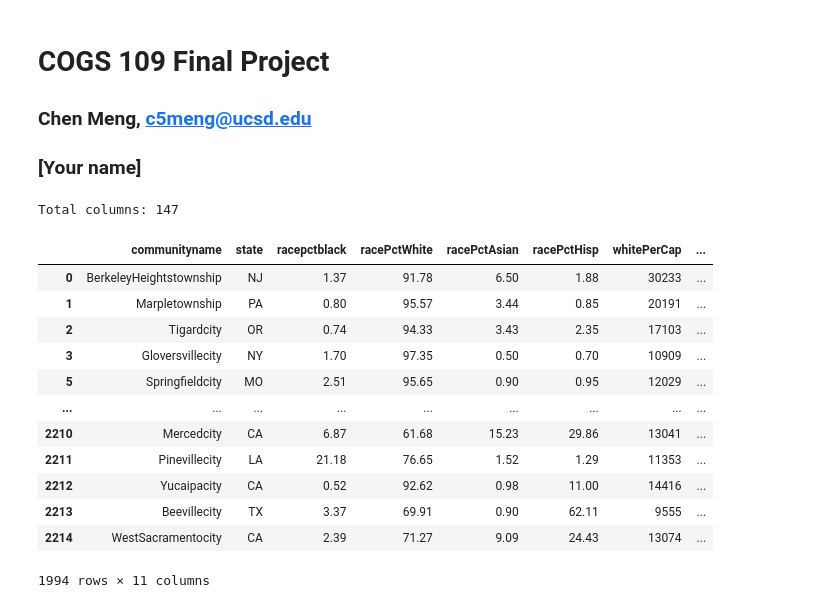
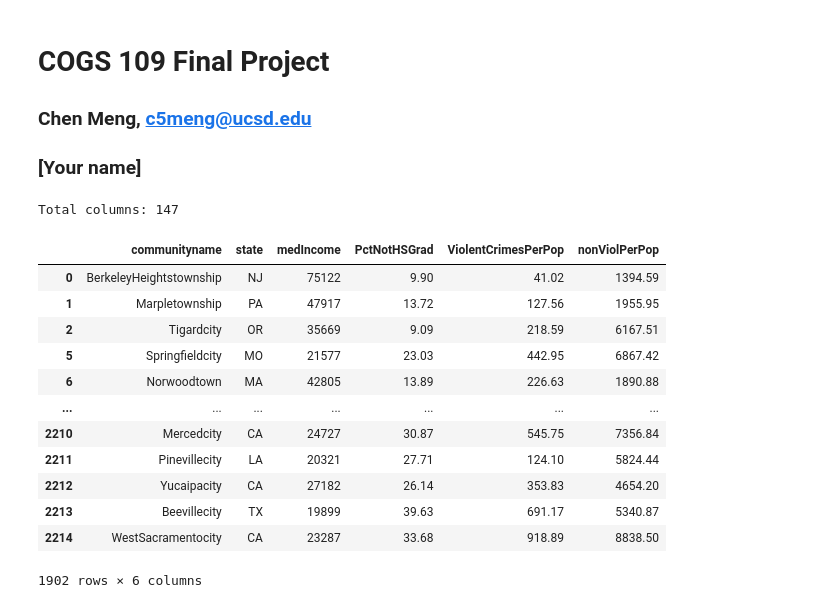
Before and after one commit to MCharming98/COGS_109_Final_Proj, a Jupyter notebook: final_proj.ipynb, the cells around one changed output. Cells and saved outputs as stored; diff of their text form; code cells hidden in the pictures.

```diff
--- a/final_proj.ipynb
+++ b/final_proj.ipynb
@@ -9,31 +10,38 @@ import matplotlib.pyplot as plt
 import numpy as np
 import pandas as pd
 # %%
+# Load headers for the data:
 header = open("header.txt", "r").read()
 rawLines = [l for l in header.split('--') if len(l) != 0]
 colTitles = [l.split(':')[0].strip() for l in rawLines]
 print("Total columns:", len(colTitles))
+#print(colTitles)
 
-# Data source: https://archive.ics.uci.edu/ml/datasets/Communities+and+Crime+Unnormalized
-data = pd.read_csv("CommViolPredUnnormalizedData.txt", names=colTitles, na_values="?")
+# Initial cleaning of the data
+# source: https://archive.ics.uci.edu/ml/datasets/Communities+and+Crime+Unnormalized
+data = pd.read_csv("CommViolPredUnnormalizedData.txt",
+                   names=colTitles, na_values="?") # Missing values are marked with "?", treat as Nan
+# Variables:
+# medIncome - median household income
+# PctNotHSGrad - percentage of people 25 and over that are not high school graduates
+# ViolentCrimesPerPop - total number of violent crimes per 100K popuation
+# nonViolPerPop - total number of non-violent crimes per 100K popuation
 data = data[["communityname","state",
-             "racepctblack","racePctWhite","racePctAsian","racePctHisp",
-             "whitePerCap","blackPerCap","AsianPerCap","HispPerCap",
-             "ViolentCrimesPerPop"]]
+             "medIncome","PctNotHSGrad","ViolentCrimesPerPop","nonViolPerPop"]]
 data = data.dropna(0) # drop rows with invalid(nan) values
 data
 # %% [output]
 Total columns: 147
-|  | communityname | state | racepctblack | racePctWhite | racePctAsian | racePctHisp | whitePerCap | ... |
-| 0 | BerkeleyHeightstownship | NJ | 1.37 | 91.78 | 6.50 | 1.88 | 30233 | ... |
-| 1 | Marpletownship | PA | 0.80 | 95.57 | 3.44 | 0.85 | 20191 | ... |
-| 2 | Tigardcity | OR | 0.74 | 94.33 | 3.43 | 2.35 | 17103 | ... |
-| 3 | Gloversvillecity | NY | 1.70 | 97.35 | 0.50 | 0.70 | 10909 | ... |
-| 5 | Springfieldcity | MO | 2.51 | 95.65 | 0.90 | 0.95 | 12029 | ... |
-| ... | ... | ... | ... | ... | ... | ... | ... | ... |
-| 2210 | Mercedcity | CA | 6.87 | 61.68 | 15.23 | 29.86 | 13041 | ... |
-| 2211 | Pinevillecity | LA | 21.18 | 76.65 | 1.52 | 1.29 | 11353 | ... |
-| 2212 | Yucaipacity | CA | 0.52 | 92.62 | 0.98 | 11.00 | 14416 | ... |
-| 2213 | Beevillecity | TX | 3.37 | 69.91 | 0.90 | 62.11 | 9555 | ... |
-| 2214 | WestSacramentocity | CA | 2.39 | 71.27 | 9.09 | 24.43 | 13074 | ... |
+|  | communityname | state | medIncome | PctNotHSGrad | ViolentCrimesPerPop | nonViolPerPop |
+| 0 | BerkeleyHeightstownship | NJ | 75122 | 9.90 | 41.02 | 1394.59 |
+| 1 | Marpletownship | PA | 47917 | 13.72 | 127.56 | 1955.95 |
+| 2 | Tigardcity | OR | 35669 | 9.09 | 218.59 | 6167.51 |
+| 5 | Springfieldcity | MO | 21577 | 23.03 | 442.95 | 6867.42 |
+| 6 | Norwoodtown | MA | 42805 | 13.89 | 226.63 | 1890.88 |
+| ... | ... | ... | ... | ... | ... | ... |
+| 2210 | Mercedcity | CA | 24727 | 30.87 | 545.75 | 7356.84 |
+| 2211 | Pinevillecity | LA | 20321 | 27.71 | 124.10 | 5824.44 |
+| 2212 | Yucaipacity | CA | 27182 | 26.14 | 353.83 | 4654.20 |
+| 2213 | Beevillecity | TX | 19899 | 39.63 | 691.17 | 5340.87 |
+| 2214 | WestSacramentocity | CA | 23287 | 33.68 | 918.89 | 8838.50 |
-1994 rows × 11 columns
+1902 rows × 6 columns
```
Also changed, not shown: parts of 9 cells of this notebook.
